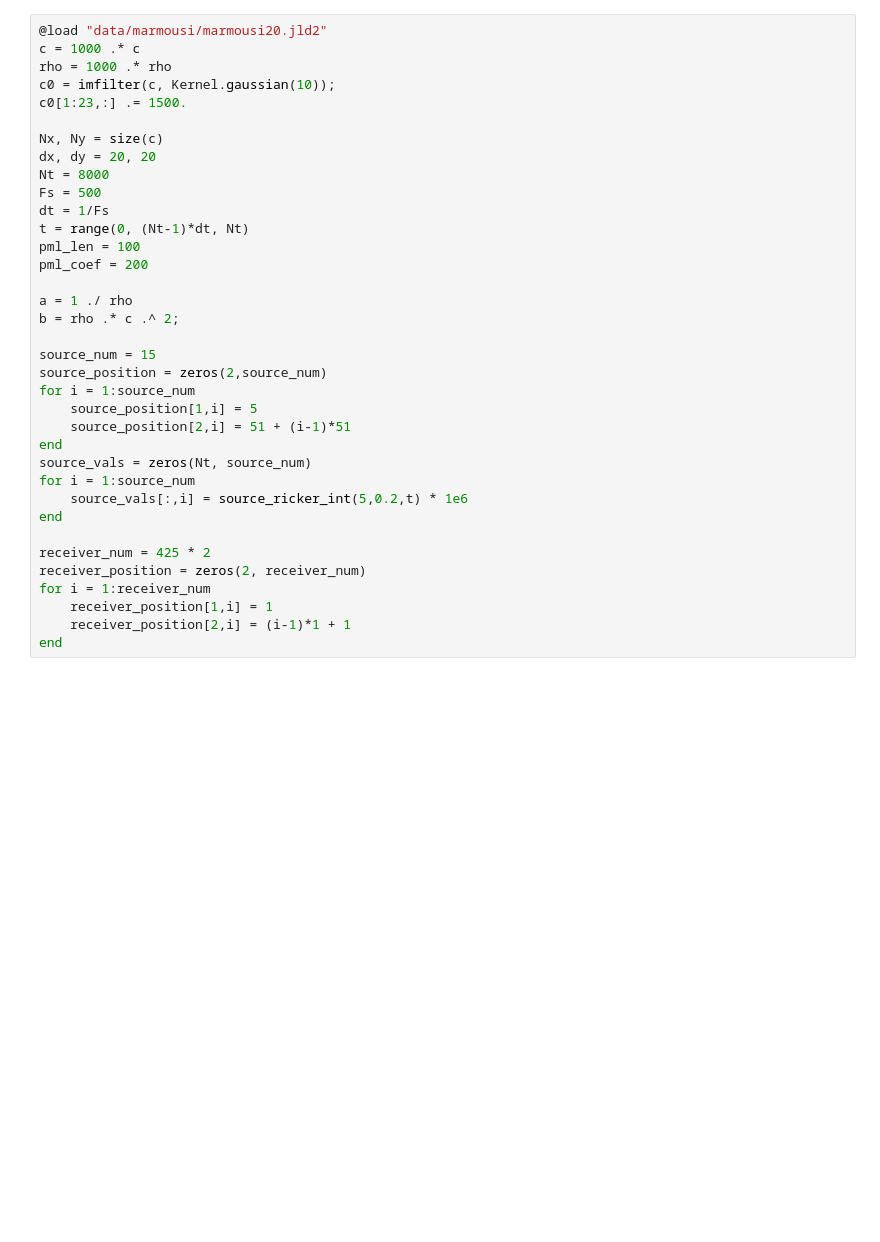
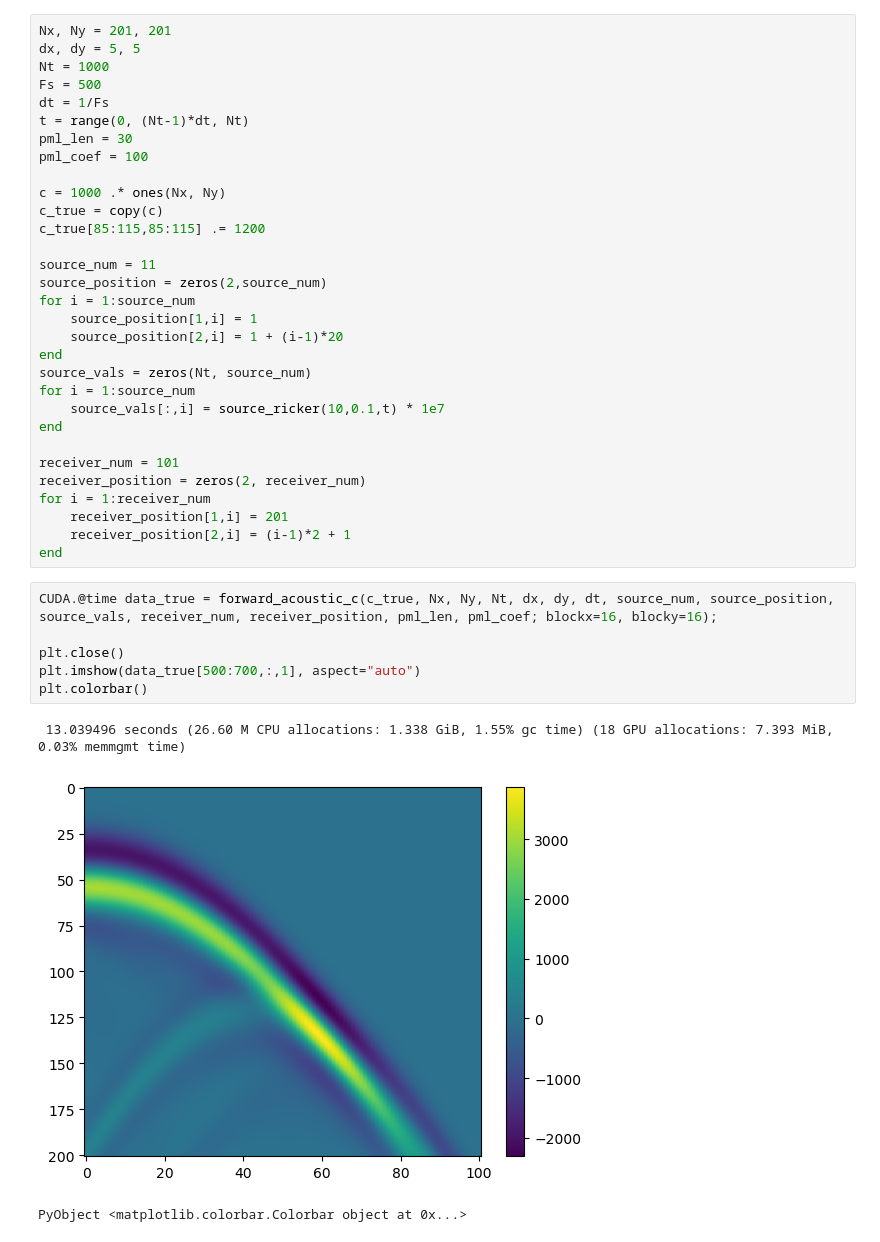
Before and after one commit to zzar43/WaveSolverCUDA, a Jupyter notebook: prog1.ipynb, the cells around one changed output. Cells and saved outputs as stored; diff of their text form; blank space fills up the shorter version.

```diff
--- a/prog1.ipynb
+++ b/prog1.ipynb
@@ -8,36 +7,41 @@ import PyPlot as plt
 # %%
-@load "data/marmousi/marmousi20.jld2"
-c = 1000 .* c
-rho = 1000 .* rho
-c0 = imfilter(c, Kernel.gaussian(10));
-c0[1:23,:] .= 1500.
-
-Nx, Ny = size(c)
-dx, dy = 20, 20
-Nt = 8000
+Nx, Ny = 201, 201
+dx, dy = 5, 5
+Nt = 1000
 Fs = 500
 dt = 1/Fs
 t = range(0, (Nt-1)*dt, Nt)
-pml_len = 100
-pml_coef = 200
+pml_len = 30
+pml_coef = 100
 
-a = 1 ./ rho
-b = rho .* c .^ 2;
+c = 1000 .* ones(Nx, Ny)
+c_true = copy(c)
+c_true[85:115,85:115] .= 1200
 
-source_num = 15
+source_num = 11
 source_position = zeros(2,source_num)
 for i = 1:source_num
-    source_position[1,i] = 5
-    source_position[2,i] = 51 + (i-1)*51
+    source_position[1,i] = 1
+    source_position[2,i] = 1 + (i-1)*20
 end
 source_vals = zeros(Nt, source_num)
 for i = 1:source_num
-    source_vals[:,i] = source_ricker_int(5,0.2,t) * 1e6
+    source_vals[:,i] = source_ricker(10,0.1,t) * 1e7
 end
 
-receiver_num = 425 * 2
+receiver_num = 101
 receiver_position = zeros(2, receiver_num)
 for i = 1:receiver_num
-    receiver_position[1,i] = 1
-    receiver_position[2,i] = (i-1)*1 + 1
+    receiver_position[1,i] = 201
+    receiver_position[2,i] = (i-1)*2 + 1
 end
+# %%
+CUDA.@time data_true = forward_acoustic_c(c_true, Nx, Ny, Nt, dx, dy, dt, source_num, source_position, source_vals, receiver_num, receiver_position, pml_len, pml_coef; blockx=16, blocky=16);
+
+plt.close()
+plt.imshow(data_true[500:700,:,1], aspect="auto")
+plt.colorbar()
+# %% [output]
+ 13.039496 seconds (26.60 M CPU allocations: 1.338 GiB, 1.55% gc time) (18 GPU allocations: 7.393 MiB, 0.03% memmgmt time)
+[figure, added]
+PyObject <matplotlib.colorbar.Colorbar object at 0x...>
```
Also changed, not shown: parts of 10 cells of this notebook, 7 other files.
